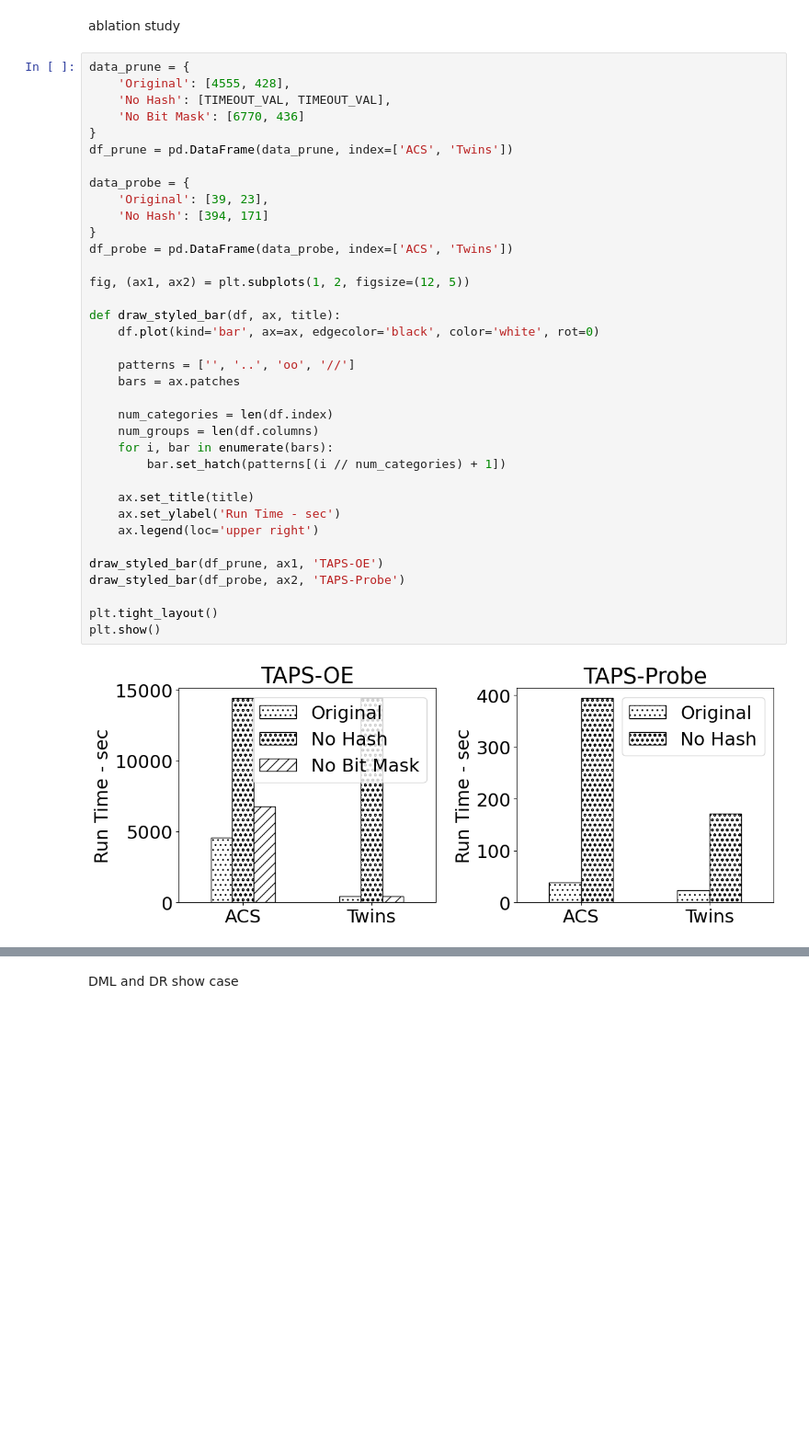
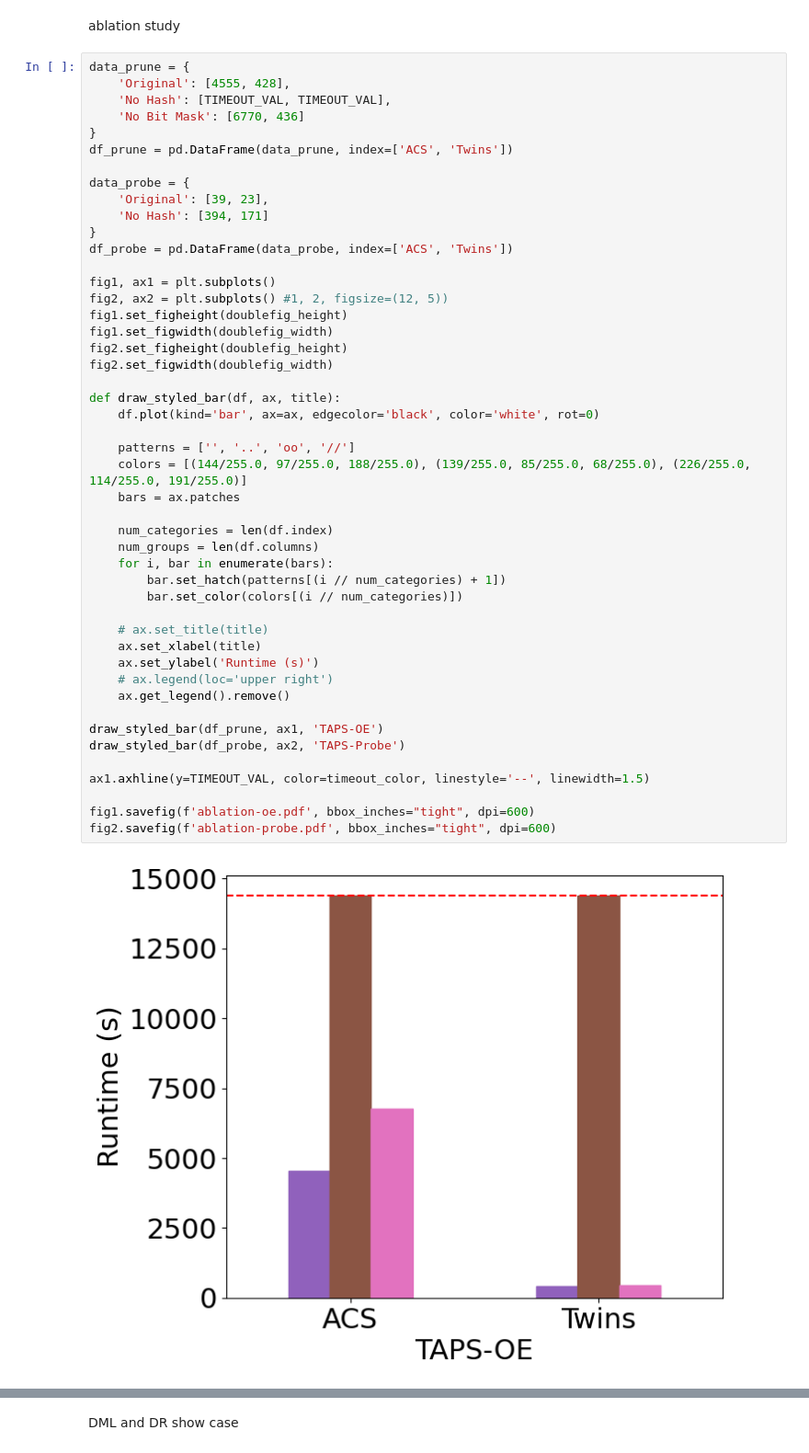
Before and after one commit to danielbarcohen-bot/ATE-shifting, a Jupyter notebook: graphs.ipynb, the cells around one changed output, grey strips where cells are left out. Shown at 92% size. Cells and saved outputs as stored; diff of their text form; blank space fills up the shorter version.

Commit message:
ablation, no legend yet

```diff
--- a/graphs.ipynb
+++ b/graphs.ipynb
@@ -443,37 +444,48 @@ ablation study
 data_prune = {
     'Original': [4555, 428],
     'No Hash': [TIMEOUT_VAL, TIMEOUT_VAL],
     'No Bit Mask': [6770, 436]
 }
 df_prune = pd.DataFrame(data_prune, index=['ACS', 'Twins'])
 
 data_probe = {
     'Original': [39, 23],
     'No Hash': [394, 171]
 }
 df_probe = pd.DataFrame(data_probe, index=['ACS', 'Twins'])
 
-fig, (ax1, ax2) = plt.subplots(1, 2, figsize=(12, 5))
+fig1, ax1 = plt.subplots()
+fig2, ax2 = plt.subplots() #1, 2, figsize=(12, 5))
+fig1.set_figheight(doublefig_height)
+fig1.set_figwidth(doublefig_width)
+fig2.set_figheight(doublefig_height)
+fig2.set_figwidth(doublefig_width)
 
 def draw_styled_bar(df, ax, title):
     df.plot(kind='bar', ax=ax, edgecolor='black', color='white', rot=0)
 
     patterns = ['', '..', 'oo', '//']
+    colors = [(144/255.0, 97/255.0, 188/255.0), (139/255.0, 85/255.0, 68/255.0), (226/255.0, 114/255.0, 191/255.0)]
     bars = ax.patches
 
     num_categories = len(df.index)
     num_groups = len(df.columns)
     for i, bar in enumerate(bars):
         bar.set_hatch(patterns[(i // num_categories) + 1])
+        bar.set_color(colors[(i // num_categories)])
 
-    ax.set_title(title)
-    ax.set_ylabel('Run Time - sec')
-    ax.legend(loc='upper right')
+    # ax.set_title(title)
+    ax.set_xlabel(title)
+    ax.set_ylabel('Runtime (s)')
+    # ax.legend(loc='upper right')
+    ax.get_legend().remove()
 
 draw_styled_bar(df_prune, ax1, 'TAPS-OE')
 draw_styled_bar(df_probe, ax2, 'TAPS-Probe')
 
-plt.tight_layout()
-plt.show()
+ax1.axhline(y=TIMEOUT_VAL, color=timeout_color, linestyle='--', linewidth=1.5)
+
+fig1.savefig(f'ablation-oe.pdf', bbox_inches="tight", dpi=600)
+fig2.savefig(f'ablation-probe.pdf', bbox_inches="tight", dpi=600)
 # %% [output]
-[figure, old version]
+[figure, new version]
```
Also changed, not shown: parts of 7 cells of this notebook.
